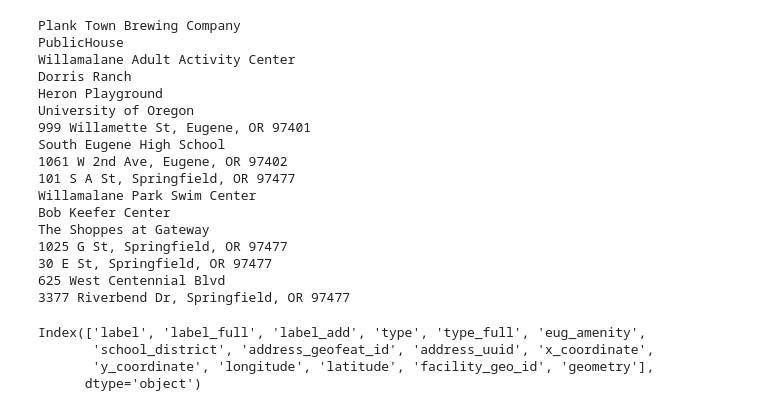
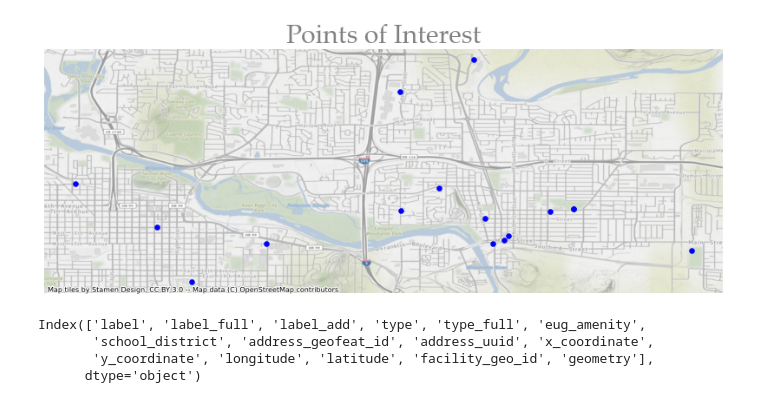
Before and after one commit to dongmeic/LCOG_support, a Jupyter notebook: SPR/SPR_locs.ipynb, the cells around one changed output. Cells and saved outputs as stored; diff of their text form; code cells hidden in the pictures.

```diff
--- a/SPR/SPR_locs.ipynb
+++ b/SPR/SPR_locs.ipynb
@@ -8,10 +8,17 @@ import os
 # %%
 geolocator = Nominatim(user_agent="measurements")
 # %%
-locs = ["Plank Town Brewing Company", "PublicHouse", "Willamalane Adult Activity Center", "Dorris Ranch", "Heron Playground",
-        "University of Oregon", "999 Willamette St, Eugene, OR 97401", "South Eugene High School", "1061 W 2nd Ave, Eugene, OR 97402",
-        "101 S A St, Springfield, OR 97477", "Willamalane Park Swim Center", "Bob Keefer Center", "The Shoppes at Gateway",
-        "1025 G St, Springfield, OR 97477", "30 E St, Springfield, OR 97477", "625 West Centennial Blvd",
+locs = ["346 Main St, Springfield, OR 97477",
+        "418 A St, Springfield, OR 97477",
+        "1276 G St, Springfield, OR 97477",
+        "Aspen St, Springfield, OR 97477",
+        "1585 E 13th Ave, Eugene, OR 97403", "999 Willamette St, Eugene, OR 97401",
+        "400 E 19th Ave, Eugene, OR 97401",
+        "1061 W 2nd Ave, Eugene, OR 97402", "101 S A St, Springfield, OR 97477",
+        "1276 G St, Springfield, OR 97477",
+        "250 S 32nd St, Springfield, OR 97478",
+        "3000 Gateway St, Springfield, OR 97477","1025 G St, Springfield, OR 97477",
+        "30 E St, Springfield, OR 97477", "625 West Centennial Blvd",
         "3377 Riverbend Dr, Springfield, OR 97477"]
 # %%
 def getCoordinates(place):
@@ -25,34 +32,15 @@ getCoordinates("999 Willamette St, Eugene, OR 97401")
 # %%
 data = []
 # %%
-names = ['Plank Town', 'Public House', 'Willamalane Adult Activity Center', 'Dorris Ranch', 'Heron Park',
+names = ['Plank Town', 'Public House', 'Willamalane Adult Activity Center', 'Heron Park',
         'University of Oregon', 'Downtown Eugene', 'South Eugene', 'Whiteaker', 'Springfield Chamber of Commerce',
          'Willamalane Park Swim Center', 'Bob Keefer Center', 'Gateway Mall', 'Catholic Community Services',
          'Bungalow Market', 'Centennial Center', 'PeaceHealth Riverbend']
 # %%
 for loc in locs:
-    print(loc)
     ls = getCoordinates(loc)
     ls.insert(0, names[locs.index(loc)])
     data.append(ls)
-# %% [output]
-Plank Town Brewing Company
-PublicHouse
-Willamalane Adult Activity Center
-Dorris Ranch
-Heron Playground
-University of Oregon
-999 Willamette St, Eugene, OR 97401
-South Eugene High School
-1061 W 2nd Ave, Eugene, OR 97402
-101 S A St, Springfield, OR 97477
-Willamalane Park Swim Center
-Bob Keefer Center
-The Shoppes at Gateway
-1025 G St, Springfield, OR 97477
-30 E St, Springfield, OR 97477
-625 West Centennial Blvd
-3377 Riverbend Dr, Springfield, OR 97477
 # %%
 # Create the pandas DataFrame
 df = pd.DataFrame(data, columns = ['Name', 'Address', 'Longitude', 'Latitude'])
@@ -62,3 +53,12 @@ gdf = GeoDataFrame(df, crs="EPSG:4326", geometry=geometry)
+# %%
+fig, ax = plt.subplots(figsize=(14, 12))
+gdf.plot(ax=ax, color='blue', linewidth = 0.5, aspect=1)
+ctx.add_basemap(ax, crs=gdf.crs.to_string(), alpha = 0.7)
+plt.title("Points of Interest", fontsize=30, fontname="Palatino Linotype",
+          color="grey")
+ax.axis("off");
+# %% [output]
+[figure, added]
 # %%
 outpath = r'T:\DCProjects\Support\SPR\data'
 # %%
```
Also changed, not shown: parts of 4 cells of this notebook, 3 other files.
